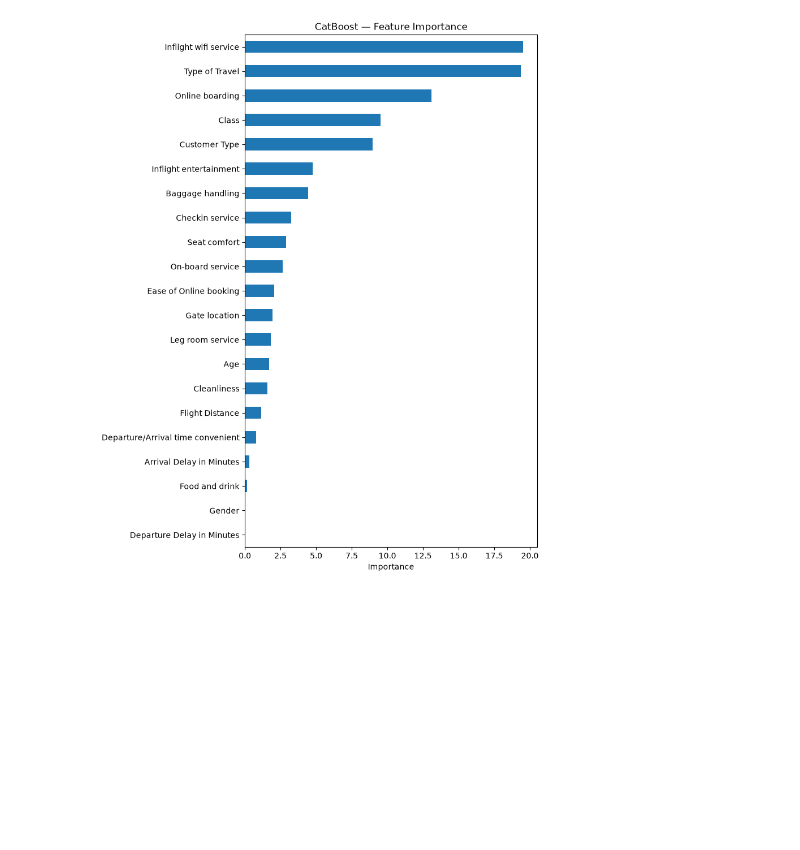
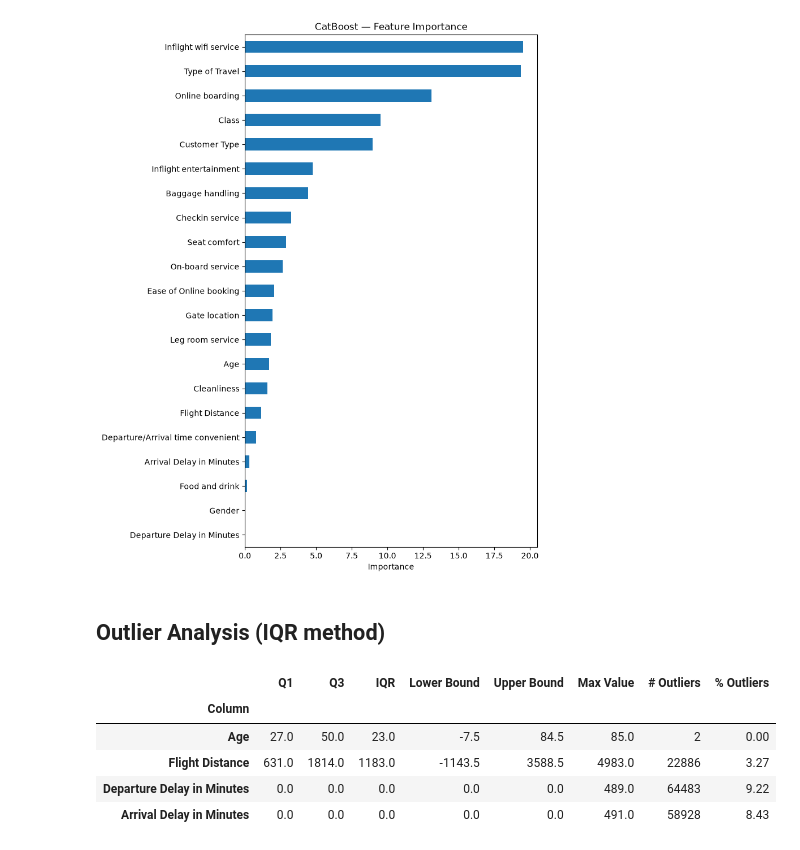
Before and after one commit to Aky29/flight-satisfaction-, a Jupyter notebook: notebook.ipynb, the cells around one changed output. Cells and saved outputs as stored; diff of their text form; code cells hidden in the pictures; blank space fills up the shorter version.

```diff
--- a/notebook.ipynb
+++ b/notebook.ipynb
@@ -205,3 +205,38 @@ plt.tight_layout()
 plt.show()
 # %% [output]
 [figure]
+# %% [markdown]
+## Outlier Analysis (IQR method)
+# %%
+# Only continuous columns are meaningful for outlier detection;
+# rating columns (0-5) are bounded ordinal scales — skip them.
+continuous_cols = ['Age', 'Flight Distance', 'Departure Delay in Minutes', 'Arrival Delay in Minutes']
+
+outlier_summary = []
+for col in continuous_cols:
+    series = df[col].dropna()
+    Q1 = series.quantile(0.25)
+    Q3 = series.quantile(0.75)
+    IQR = Q3 - Q1
+    lower = Q1 - 1.5 * IQR
+    upper = Q3 + 1.5 * IQR
+    n_outliers = ((series < lower) | (series > upper)).sum()
+    pct = n_outliers / len(series) * 100
+    outlier_summary.append({
+        'Column': col,
+        'Q1': Q1, 'Q3': Q3, 'IQR': IQR,
+        'Lower Bound': lower, 'Upper Bound': upper,
+        'Max Value': series.max(),
+        '# Outliers': n_outliers,
+        '% Outliers': round(pct, 2)
+    })
+
+outlier_df = pd.DataFrame(outlier_summary).set_index('Column')
+outlier_df
+# %% [output]
+|  | Q1 | Q3 | IQR | Lower Bound | Upper Bound | Max Value | # Outliers | % Outliers |
+| Column |  |  |  |  |  |  |  |  |
+| Age | 27.0 | 50.0 | 23.0 | -7.5 | 84.5 | 85.0 | 2 | 0.00 |
+| Flight Distance | 631.0 | 1814.0 | 1183.0 | -1143.5 | 3588.5 | 4983.0 | 22886 | 3.27 |
+| Departure Delay in Minutes | 0.0 | 0.0 | 0.0 | 0.0 | 0.0 | 489.0 | 64483 | 9.22 |
+| Arrival Delay in Minutes | 0.0 | 0.0 | 0.0 | 0.0 | 0.0 | 491.0 | 58928 | 8.43 |
```
Also changed, not shown: parts of 4 cells of this notebook, 4 other files.
